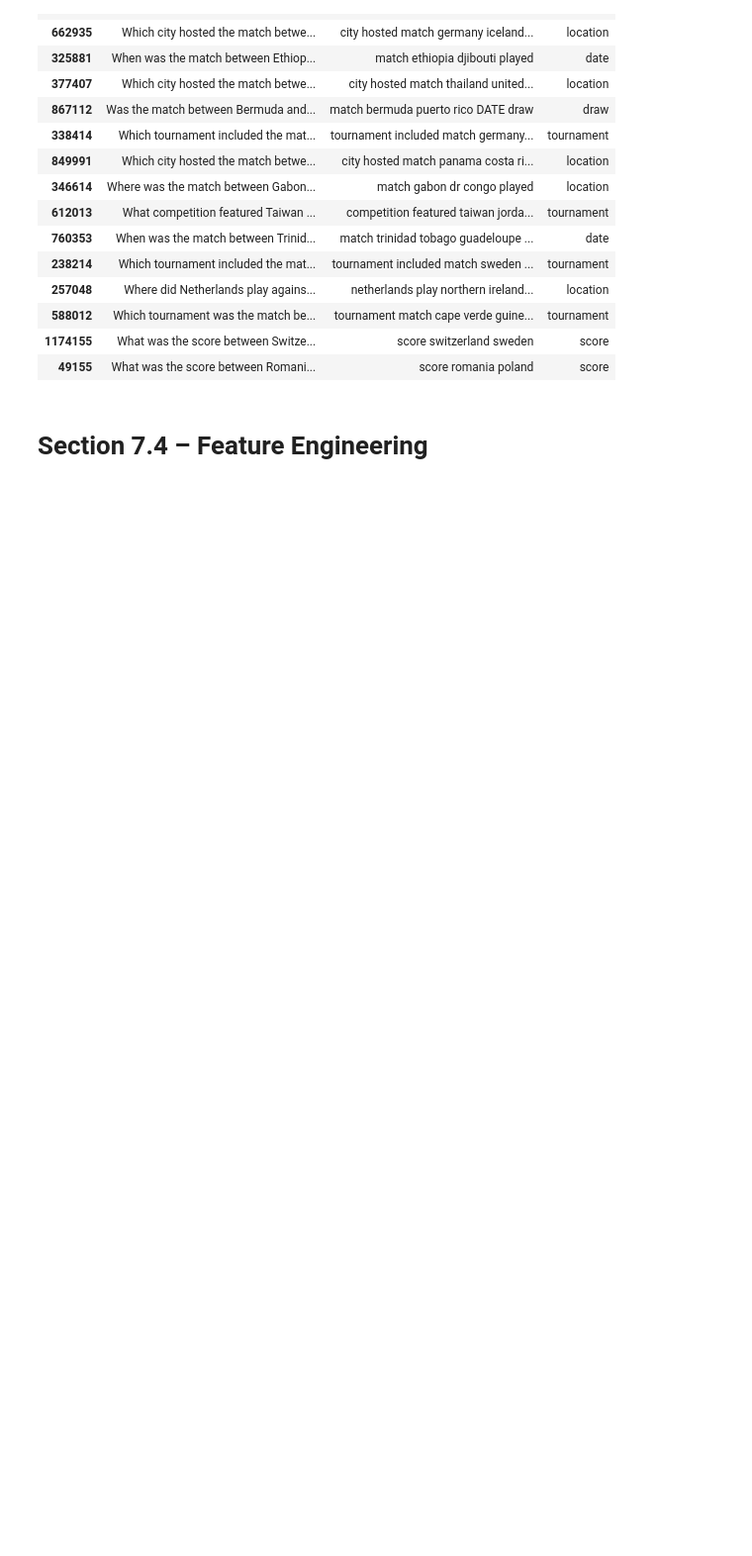
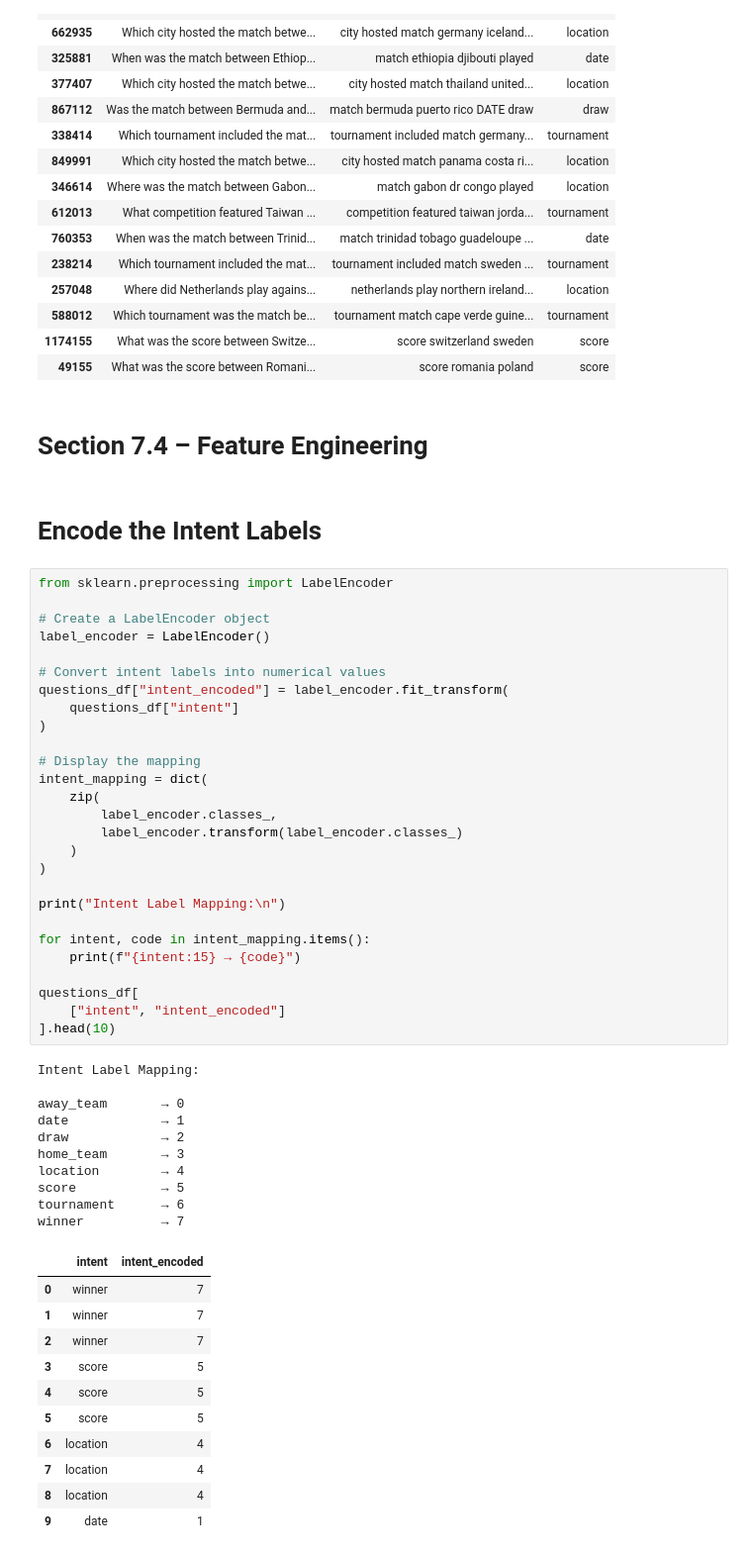
Before and after one commit to eshan14git/football-qa-nlp, a Jupyter notebook: notebooks/Disa_Football_NLQA_Project.ipynb, the cells around one changed output. Shown at 99% size. Saved outputs shown, nothing was run; the diff lists cells and outputs as text; blank space fills up the shorter version.

```diff
--- a/notebooks/Disa_Football_NLQA_Project.ipynb
+++ b/notebooks/Disa_Football_NLQA_Project.ipynb
@@ -901,3 +899,54 @@ questions_df[
 | 49155 | What was the score between Romani... | score romania poland | score |
 # %% [markdown]
 # Section 7.4 – Feature Engineering
+# %% [markdown]
+# Encode the Intent Labels
+# %%
+from sklearn.preprocessing import LabelEncoder
+
+# Create a LabelEncoder object
+label_encoder = LabelEncoder()
+
+# Convert intent labels into numerical values
+questions_df["intent_encoded"] = label_encoder.fit_transform(
+    questions_df["intent"]
+)
+
+# Display the mapping
+intent_mapping = dict(
+    zip(
+        label_encoder.classes_,
+        label_encoder.transform(label_encoder.classes_)
+    )
+)
+
+print("Intent Label Mapping:\n")
+
+for intent, code in intent_mapping.items():
+    print(f"{intent:15} → {code}")
+
+questions_df[
+    ["intent", "intent_encoded"]
+].head(10)
+# %% [output]
+Intent Label Mapping:
+
+away_team       → 0
+date            → 1
+draw            → 2
+home_team       → 3
+location        → 4
+score           → 5
+tournament      → 6
+winner          → 7
+|  | intent | intent_encoded |
+| 0 | winner | 7 |
+| 1 | winner | 7 |
+| 2 | winner | 7 |
+| 3 | score | 5 |
+| 4 | score | 5 |
+| 5 | score | 5 |
+| 6 | location | 4 |
+| 7 | location | 4 |
+| 8 | location | 4 |
+| 9 | date | 1 |
```
Also changed, not shown: parts of 13 cells of this notebook.
